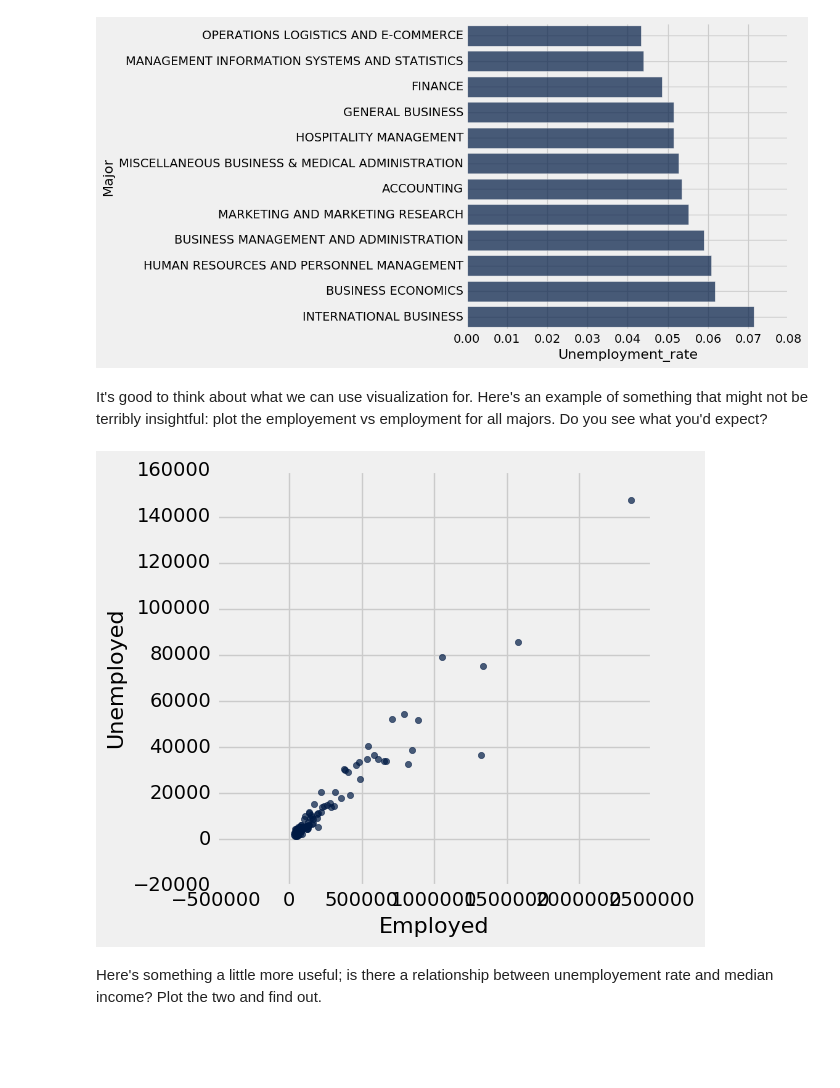
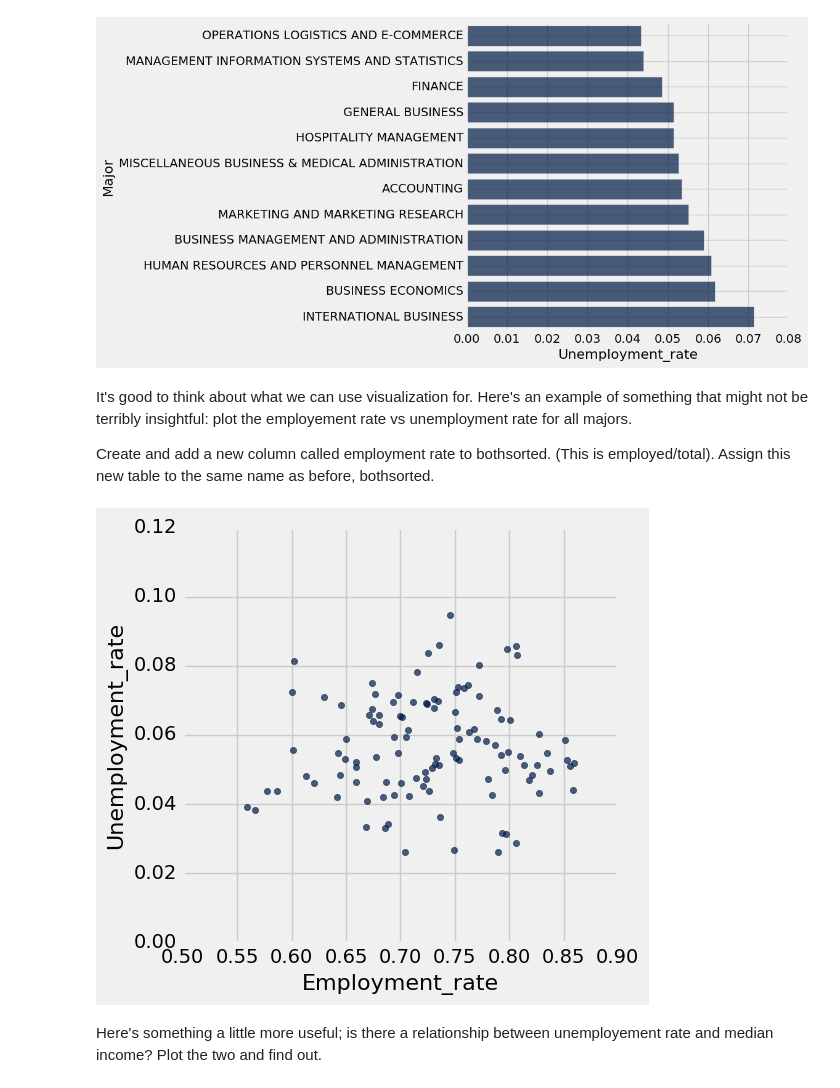
Before and after one commit to chengeaa/data8, a Jupyter notebook: College Majors.ipynb, the cells around one changed output. Saved outputs shown, nothing was run; the diff lists cells and outputs as text; code cells hidden in the pictures; blank space fills up the shorter version.

```diff
--- a/College Majors.ipynb
+++ b/College Majors.ipynb
@@ -109,11 +109,15 @@ business.select(0, 5).barh("Major")
 # %% [output]
 [figure]
 # %% [markdown]
-It's good to think about what we can use visualization for. Here's an example of something that might not be terribly insightful: plot the employement vs employment for all majors. Do you see what you'd expect?
+It's good to think about what we can use visualization for. Here's an example of something that might not be terribly insightful: plot the employement rate vs unemployment rate for all majors.
+
+Create and add a new column called employment rate to bothsorted. (This is employed/total). Assign this new table to the same name as before, bothsorted.
+# %%
+bothsorted = bothsorted.with_column("Employment_rate", bothsorted.column("Employed")/bothsorted.column("Total"))
 # %%
-bothsorted.scatter("Employed", "Unemployed")
+bothsorted.scatter("Employment_rate", "Unemployment_rate")
 # %% [output]
-[figure, old version]
+[figure, new version]
 # %% [markdown]
 Here's something a little more useful; is there a relationship between unemployement rate and median income? Plot the two and find out.
 # %%
```
Also changed, not shown: parts of 1 cell of this notebook.
